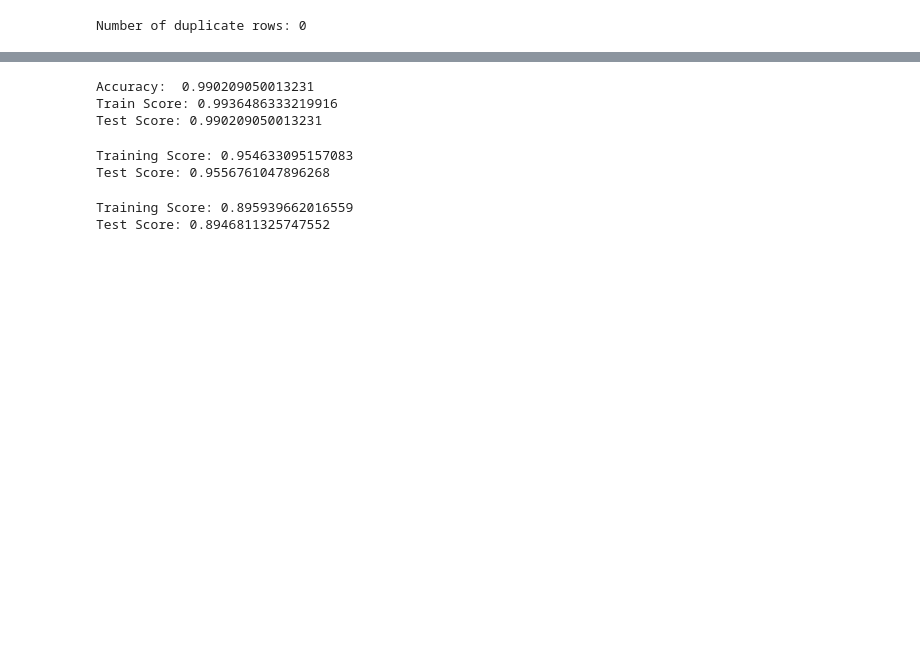
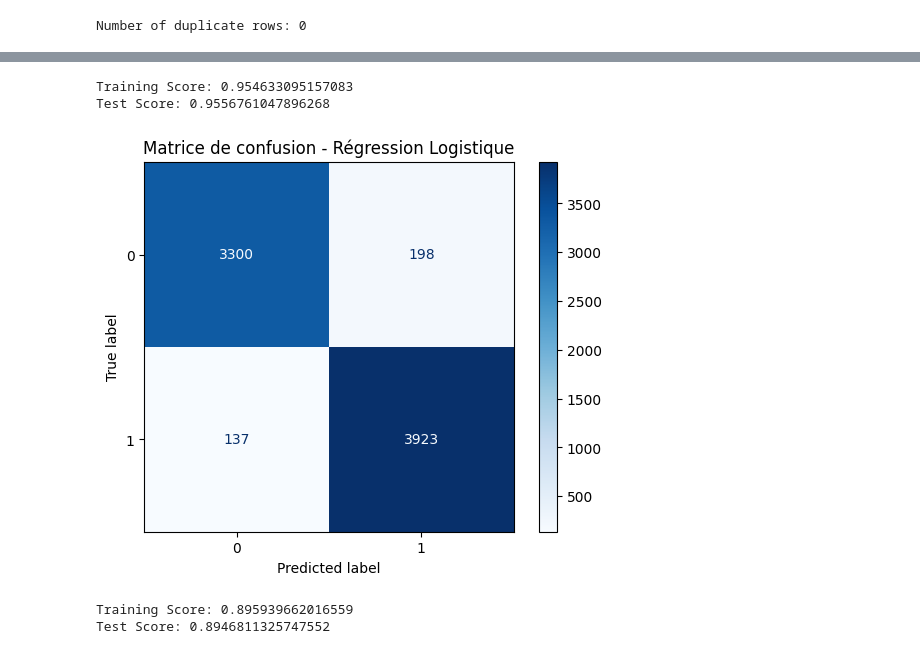
Before and after one commit to marxgoo/Network-intrusion-detection-ml, a Jupyter notebook: network_intrusion_detection.ipynb, the cells around one changed output, grey strips where cells are left out. Drawn from its saved outputs; the diff is of its cells as text; code cells hidden in the pictures; blank space fills up the shorter version.

```diff
--- a/network_intrusion_detection.ipynb
+++ b/network_intrusion_detection.ipynb
@@ -43,0 +34,7 @@ plt.show()
+# %%
+from sklearn.preprocessing import LabelEncoder
+label_encoders = {}
+for col in cat:
+    le = LabelEncoder()
+    traindata[col] = le.fit_transform(traindata[col])
+print(traindata.head())
@@ -44,4 +59,5 @@ plt.show()
 # %%
 x_train = traindata.drop(['class'], axis=1)
 y_train = traindata['class']
-x_train = x_train.apply(lambda col: LabelEncoder().fit_transform(col) if col.dtypes == 'object' else col)
+print("Label: ",y_train[0])
+print("Features: ",x_train[:1])
@@ -48,3 +85,5 @@ x_train = x_train.apply(lambda col: LabelEncoder().fit_transform(col) if col.dty
-# %%
-scale = StandardScaler()
-x_train = scale.fit_transform(x_train)
+# %%
+from sklearn.preprocessing import StandardScaler
+scaler = StandardScaler()
+x_train = scaler.fit_transform(x_train)
+print(x_train[0])
@@ -52,33 +100,31 @@ x_train = scale.fit_transform(x_train)
 x_train, x_test, y_train, y_test = train_test_split(x_train, y_train, train_size=0.70, random_state=2)
+# %%
+from sklearn.linear_model import LogisticRegression
+lg_model = LogisticRegression(random_state = 42)
+lg_model.fit(x_train, y_train)
+lg_train, lg_test = lg_model.score(x_train , y_train), lg_model.score(x_test , y_test)
+print(f"Training Score: {lg_train}")
+print(f"Test Score: {lg_test}")
+# %% [output]
+Training Score: 0.954633095157083
+Test Score: 0.9556761047896268
+# %%
+from sklearn.metrics import confusion_matrix, ConfusionMatrixDisplay
+y_pred = lg_model.predict(x_test)
+cm = confusion_matrix(y_test, y_pred)
+disp = ConfusionMatrixDisplay(confusion_matrix=cm)
+disp.plot(cmap='Blues')
+plt.title("Matrice de confusion - Régression Logistique")
+plt.show()
+# %% [output]
+[figure, added]
 # %%
-knn_model = KNeighborsClassifier(n_neighbors=5)
-knn_model.fit(x_train, y_train)
-y_pred = knn_model.predict(x_test)
-accuracy = accuracy_score(y_test, y_pred)
-print("Accuracy: ", accuracy)
-KNN_train, KNN_test = knn_model.score(x_train, y_train), knn_model.score(x_test, y_test)
-print(f"Train Score: {KNN_train}")
-print(f"Test Score: {KNN_test}")
+from sklearn.naive_bayes import BernoulliNB
+BNB_model = BernoulliNB()
+BNB_model.fit(x_train, y_train)
+BNB_train, BNB_test = BNB_model.score(x_train , y_train), BNB_model.score(x_test , y_test)
+print(f"Training Score: {BNB_train}")
+print(f"Test Score: {BNB_test}")
 # %% [output]
-Accuracy:  0.990209050013231
-Train Score: 0.9936486333219916
-Test Score: 0.990209050013231
+Training Score: 0.895939662016559
+Test Score: 0.8946811325747552
-# %%
-lg_model = LogisticRegression(random_state = 42)
-lg_model.fit(x_train, y_train)
-lg_train, lg_test = lg_model.score(x_train , y_train), lg_model.score(x_test , y_test)
-print(f"Training Score: {lg_train}")
-print(f"Test Score: {lg_test}")
-# %% [output]
-Training Score: 0.954633095157083
-Test Score: 0.9556761047896268
-# %%
-BNB_model = BernoulliNB()
-BNB_model.fit(x_train, y_train)
-BNB_train, BNB_test = BNB_model.score(x_train , y_train), BNB_model.score(x_test , y_test)
-
-print(f"Training Score: {BNB_train}")
-print(f"Test Score: {BNB_test}")
-# %% [output]
-Training Score: 0.895939662016559
-Test Score: 0.8946811325747552
```
Also changed, not shown: parts of 11 cells of this notebook.
